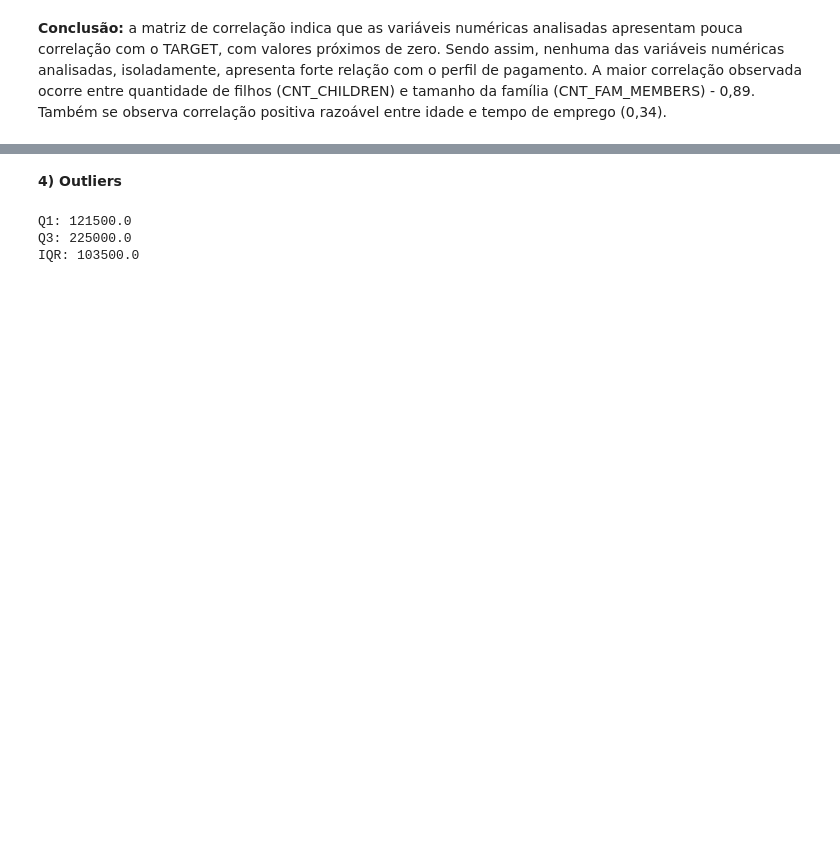
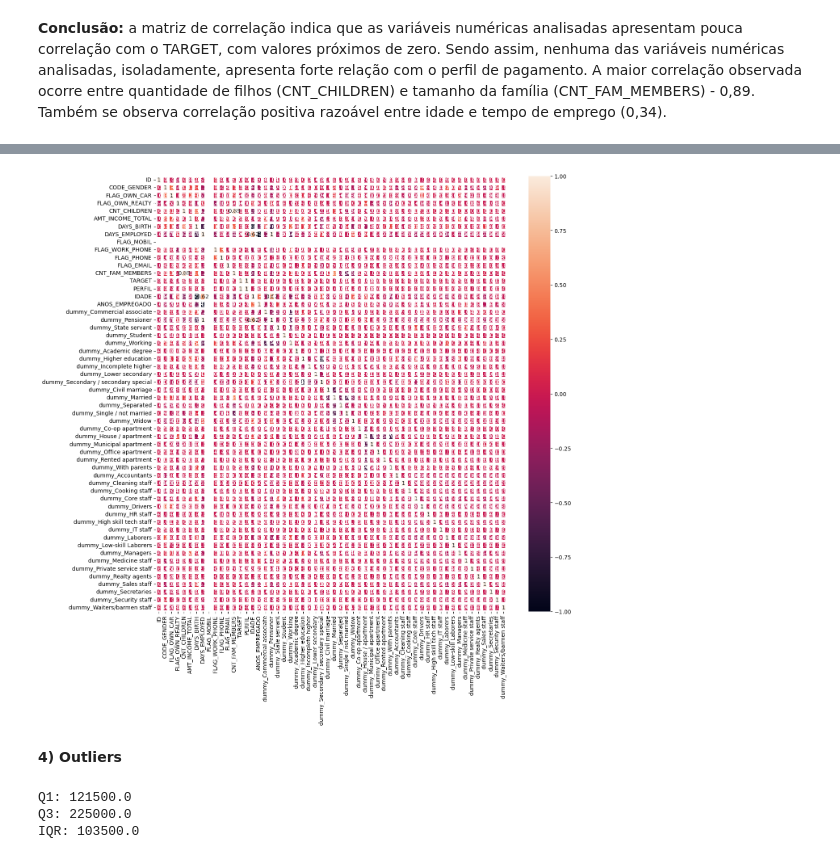
Before and after one commit to marciapaulasv-coder/TechChalenge, a Jupyter notebook: 01_eda.ipynb, the cells around one changed output, grey strips where cells are left out. Cells and saved outputs as stored; diff of their text form; code cells hidden in the pictures; blank space fills up the shorter version.

```diff
--- a/01_eda.ipynb
+++ b/01_eda.ipynb
@@ -730,0 +786,5 @@ plt.show()
+# %%
+label_encoder = LabelEncoder()
+
+for col in COLUNAS:
+    df[col] = label_encoder.fit_transform(df[col])
@@ -730,0 +801,8 @@ plt.show()
+# %%
+dummy_NAME_INCOME_TYPE = pd.get_dummies(df['NAME_INCOME_TYPE'], prefix='dummy', dtype=int)
+dummy_NAME_EDUCATION_TYPE = pd.get_dummies(df['NAME_EDUCATION_TYPE'], prefix='dummy', dtype=int)
+dummy_NAME_FAMILY_STATUS = pd.get_dummies(df['NAME_FAMILY_STATUS'], prefix='dummy', dtype=int)
+dummy_NAME_HOUSING_TYPE = pd.get_dummies(df['NAME_HOUSING_TYPE'], prefix='dummy', dtype=int)
+dummy_OCCUPATION_TYPE = pd.get_dummies(df['OCCUPATION_TYPE'], prefix='dummy', dtype=int)
+# %%
+df_dummy = pd.concat([df, dummy_NAME_INCOME_TYPE, dummy_NAME_EDUCATION_TYPE, dummy_NAME_FAMILY_STATUS, dummy_NAME_HOUSING_TYPE, dummy_OCCUPATION_TYPE], axis=1)
@@ -730,0 +819,2 @@ plt.show()
+# %%
+df_dummy.drop(columns=['NAME_INCOME_TYPE','NAME_EDUCATION_TYPE', 'NAME_FAMILY_STATUS', 'NAME_HOUSING_TYPE', 'OCCUPATION_TYPE'], axis=1, inplace=True)
@@ -731,3 +828,10 @@ plt.show()
+# %%
+correlation_matriz=df_dummy.corr().round(2)
+fig, ax = plt.subplots(figsize=(14,14))
+sns.heatmap(correlation_matriz, annot=True, linewidths=5, ax=ax)
+plt.show()
+# %% [output]
+[figure, added]
 # %% [markdown]
 **4) Outliers**
 # %%
```
Also changed, not shown: parts of 22 cells of this notebook.
